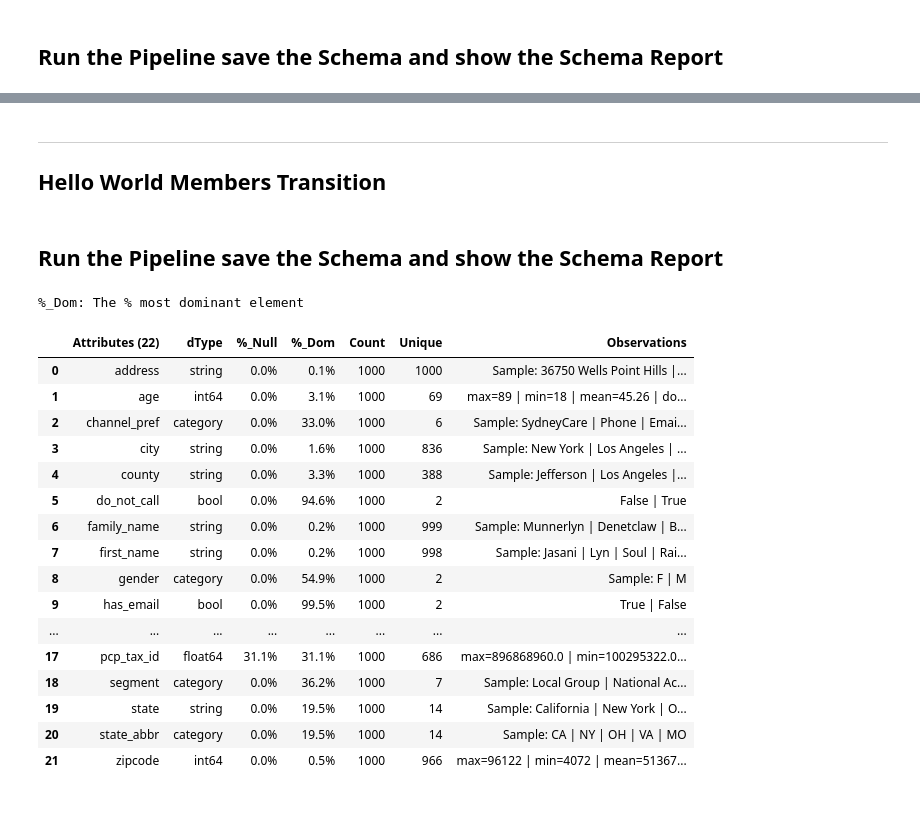
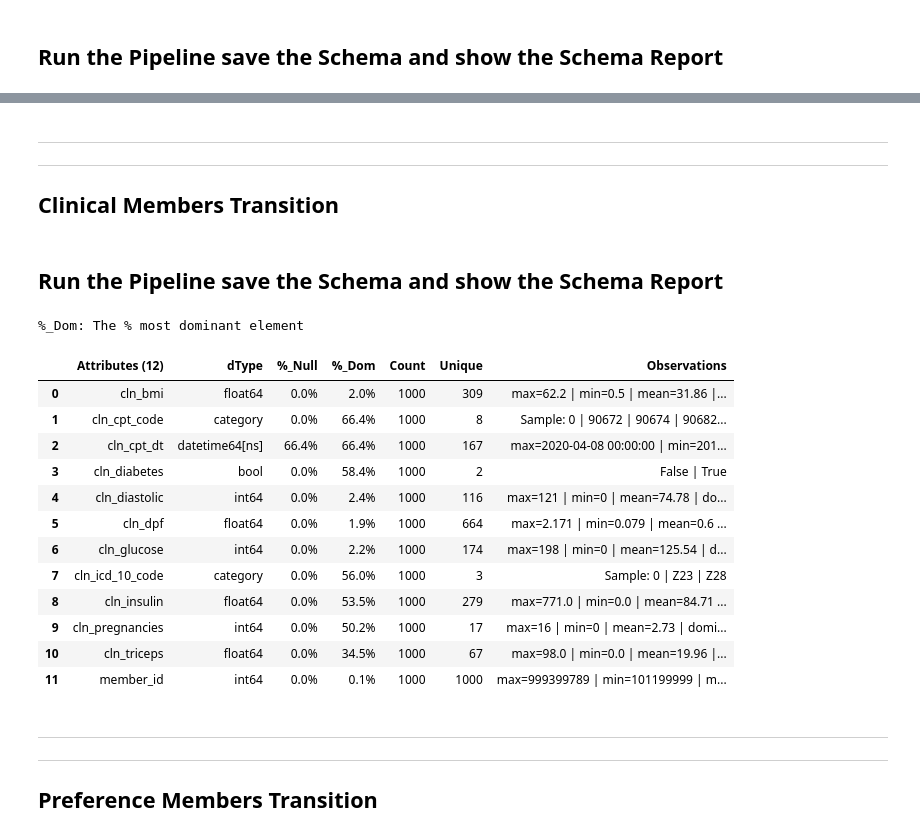
Before and after one commit to project-hadron/hadron-asset-bank, a Jupyter notebook: build_scripts/healthcare/factory/member/2_members_builder.ipynb, the cells around one changed output, grey strips where cells are left out. Cells and saved outputs as stored; diff of their text form; code cells hidden in the pictures; blank space fills up the shorter version.

```diff
--- a/build_scripts/healthcare/factory/member/2_members_builder.ipynb
+++ b/build_scripts/healthcare/factory/member/2_members_builder.ipynb
@@ -324,6 +401,7 @@ tr.canonical_report(tr.load_clean_canonical(), stylise=True)
 # %% [markdown]
 -------------------------
-## Hello World Members Transition
+-------------------------
+## Clinical Members Transition
 # %%
-tr_hw = Transition.from_env('hello_world_members')
+tr = Transition.from_env('cln_members')
 # %%
@@ -332,11 +410,10 @@ tr_hw.pm_persist()
 # %%
-df = tr_hw.load_source_canonical()
+df = tr.load_source_canonical()
 # %%
 # clean the data
-tr_hw.cleaners.auto_clean_header(df, inplace=True)
-tr_hw.cleaners.auto_transition(df, inplace=True)
-tr_hw.cleaners.to_str_type(df, dtype='object', inplace=True)
-tr_hw.cleaners.to_str_type(df, headers=['address', 'city', 'county', 'state', 'first_name', 'family_name', 'middle_name', 'email'], use_string_type=True, inplace=True)
-tr_hw.cleaners.to_date_type(df, headers='last_flu_shot_date', inplace=True)
-tr_hw.cleaners.to_remove(df, headers=['dob', 'email', 'prev_flu_shot', 'county_fips'], inplace=True)
+tr.cleaners.auto_clean_header(df, inplace=True)
+tr.cleaners.auto_transition(df, inplace=True)
+tr.cleaners.to_str_type(df, dtype='object', inplace=True)
+tr.cleaners.to_date_type(df, headers='cln_cpt_dt', inplace=True)
+tr.cleaners.to_select(df, regex=['cln_', 'member_id'], inplace=True)
 # %%
@@ -345,26 +422,26 @@ tr_hw.upload_attributes(builder.report_column_catalog(stylise=False), label_key=
 ## Run the Pipeline  save the Schema and show the Schema Report
 # %%
 # run the pipeline
-tr_hw.run_transition_pipeline()
+tr.run_transition_pipeline()
 
 # report the stored schema
-tr_hw.canonical_report(tr_hw.load_clean_canonical(), stylise=True)
+tr.canonical_report(tr.load_clean_canonical(), stylise=True)
 # %% [output]
 %_Dom: The % most dominant element
-|  | Attributes (22) | dType | %_Null | %_Dom | Count | Unique | Observations |
-| 0 | address | string | 0.0% | 0.1% | 1000 | 1000 | Sample: 36750 Wells Point Hills |... |
-| 1 | age | int64 | 0.0% | 3.1% | 1000 | 69 | max=89 | min=18 | mean=45.26 | do... |
-| 2 | channel_pref | category | 0.0% | 33.0% | 1000 | 6 | Sample: SydneyCare | Phone | Emai... |
-| 3 | city | string | 0.0% | 1.6% | 1000 | 836 | Sample: New York | Los Angeles | ... |
-| 4 | county | string | 0.0% | 3.3% | 1000 | 388 | Sample: Jefferson | Los Angeles |... |
-| 5 | do_not_call | bool | 0.0% | 94.6% | 1000 | 2 | False | True |
-| 6 | family_name | string | 0.0% | 0.2% | 1000 | 999 | Sample: Munnerlyn | Denetclaw | B... |
-| 7 | first_name | string | 0.0% | 0.2% | 1000 | 998 | Sample: Jasani | Lyn | Soul | Rai... |
-| 8 | gender | category | 0.0% | 54.9% | 1000 | 2 | Sample: F | M |
-| 9 | has_email | bool | 0.0% | 99.5% | 1000 | 2 | True | False |
-| ... | ... | ... | ... | ... | ... | ... | ... |
-| 17 | pcp_tax_id | float64 | 31.1% | 31.1% | 1000 | 686 | max=896868960.0 | min=100295322.0... |
-| 18 | segment | category | 0.0% | 36.2% | 1000 | 7 | Sample: Local Group | National Ac... |
-| 19 | state | string | 0.0% | 19.5% | 1000 | 14 | Sample: California | New York | O... |
-| 20 | state_abbr | category | 0.0% | 19.5% | 1000 | 14 | Sample: CA | NY | OH | VA | MO |
-| 21 | zipcode | int64 | 0.0% | 0.5% | 1000 | 966 | max=96122 | min=4072 | mean=51367... |
+|  | Attributes (12) | dType | %_Null | %_Dom | Count | Unique | Observations |
+| 0 | cln_bmi | float64 | 0.0% | 2.0% | 1000 | 309 | max=62.2 | min=0.5 | mean=31.86 |... |
+| 1 | cln_cpt_code | category | 0.0% | 66.4% | 1000 | 8 | Sample: 0 | 90672 | 90674 | 90682... |
+| 2 | cln_cpt_dt | datetime64[ns] | 66.4% | 66.4% | 1000 | 167 | max=2020-04-08 00:00:00 | min=201... |
+| 3 | cln_diabetes | bool | 0.0% | 58.4% | 1000 | 2 | False | True |
+| 4 | cln_diastolic | int64 | 0.0% | 2.4% | 1000 | 116 | max=121 | min=0 | mean=74.78 | do... |
+| 5 | cln_dpf | float64 | 0.0% | 1.9% | 1000 | 664 | max=2.171 | min=0.079 | mean=0.6 ... |
+| 6 | cln_glucose | int64 | 0.0% | 2.2% | 1000 | 174 | max=198 | min=0 | mean=125.54 | d... |
+| 7 | cln_icd_10_code | category | 0.0% | 56.0% | 1000 | 3 | Sample: 0 | Z23 | Z28 |
+| 8 | cln_insulin | float64 | 0.0% | 53.5% | 1000 | 279 | max=771.0 | min=0.0 | mean=84.71 ... |
+| 9 | cln_pregnancies | int64 | 0.0% | 50.2% | 1000 | 17 | max=16 | min=0 | mean=2.73 | domi... |
+| 10 | cln_triceps | float64 | 0.0% | 34.5% | 1000 | 67 | max=98.0 | min=0.0 | mean=19.96 |... |
+| 11 | member_id | int64 | 0.0% | 0.1% | 1000 | 1000 | max=999399789 | min=101199999 | m... |
+# %% [markdown]
+-------------------------
+-------------------------
+## Preference Members Transition
```
Also changed, not shown: parts of 57 cells of this notebook, 17 other files.
